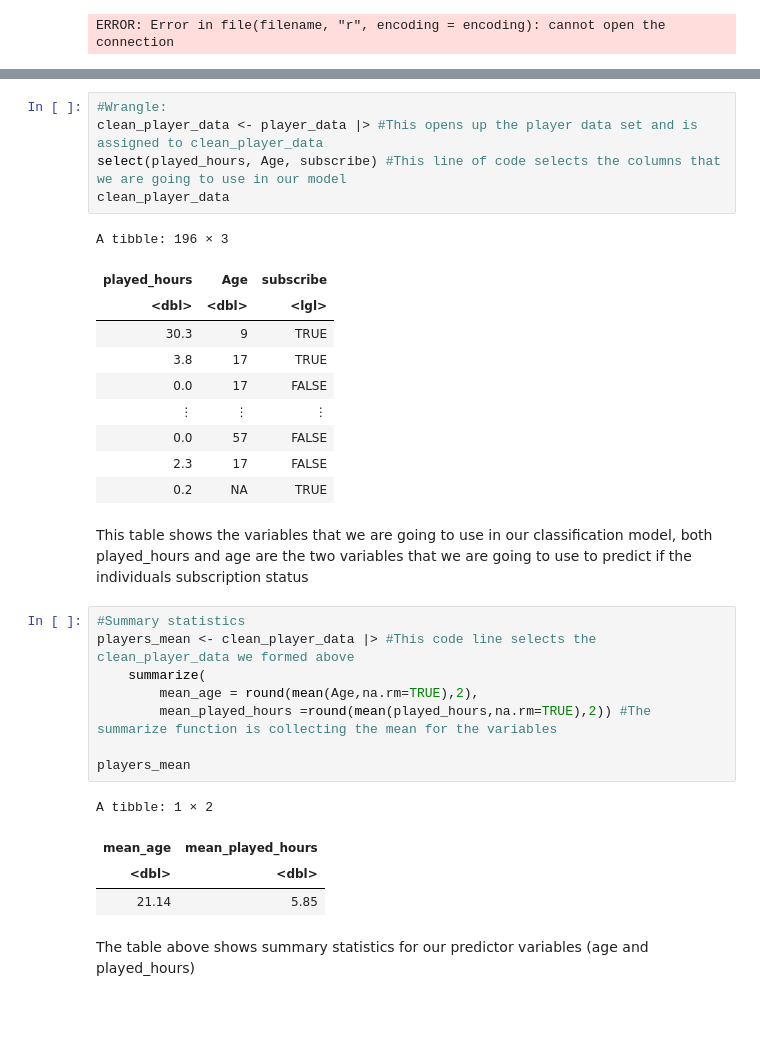
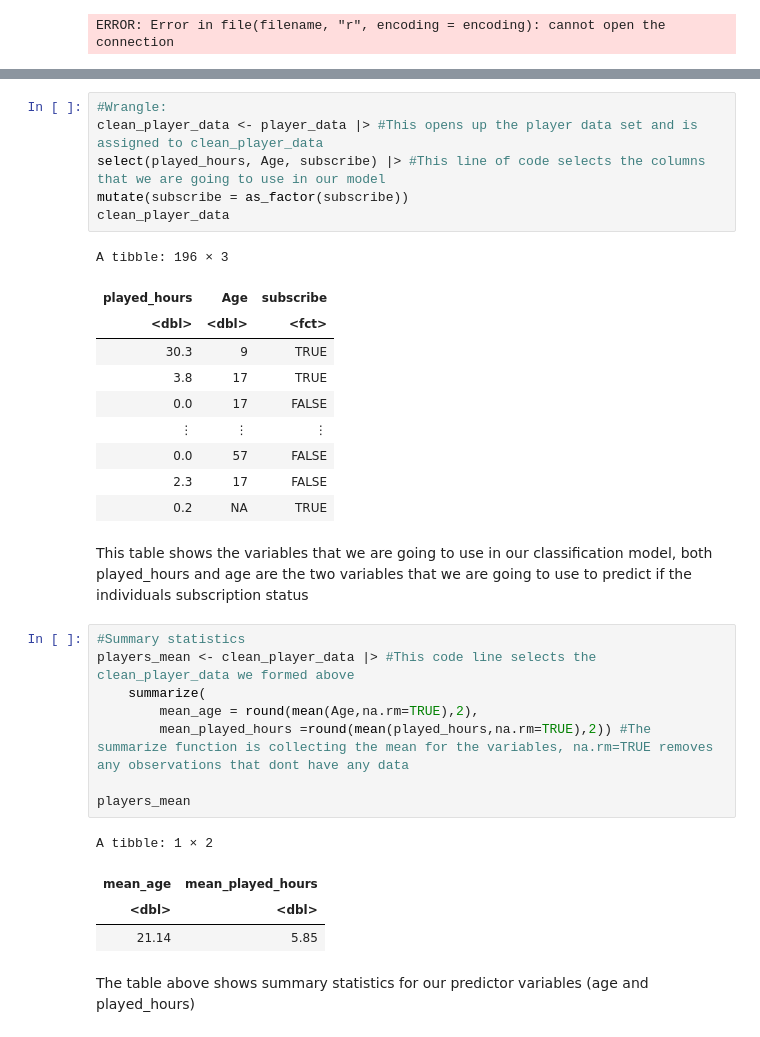
Before and after one commit to Laiann/25_Final_Group_Project_Section_003, a Jupyter notebook: Final_group_25_project.ipynb, the cells around one changed output, grey strips where cells are left out. Drawn from its saved outputs; the diff is of its cells as text.

Commit message:
Another commit
This commit shows a current update of our progress, where we are starting to build our model.

```diff
--- a/Final_group_25_project.ipynb
+++ b/Final_group_25_project.ipynb
@@ -51,12 +51,13 @@ A tibble: 6 × 7
 # %%
 #Wrangle:
 clean_player_data <- player_data |> #This opens up the player data set and is assigned to clean_player_data
-select(played_hours, Age, subscribe) #This line of code selects the columns that we are going to use in our model
+select(played_hours, Age, subscribe) |> #This line of code selects the columns that we are going to use in our model
+mutate(subscribe = as_factor(subscribe))
 clean_player_data
 # %% [output]
 A tibble: 196 × 3
 | played_hours | Age | subscribe |
-| <dbl> | <dbl> | <lgl> |
+| <dbl> | <dbl> | <fct> |
 | 30.3 | 9 | TRUE |
 | 3.8 | 17 | TRUE |
 | 0.0 | 17 | FALSE |
@@ -71,7 +72,7 @@ This table shows the variables that we are going to use in our classification mo
 players_mean <- clean_player_data |> #This code line selects the clean_player_data we formed above
     summarize(
         mean_age = round(mean(Age,na.rm=TRUE),2),
-        mean_played_hours =round(mean(played_hours,na.rm=TRUE),2)) #The summarize function is collecting the mean for the variables
+        mean_played_hours =round(mean(played_hours,na.rm=TRUE),2)) #The summarize function is collecting the mean for the variables, na.rm=TRUE removes any observations that dont have any data
 
 players_mean
 # %% [output]
```
Also changed, not shown: parts of 4 cells of this notebook.
